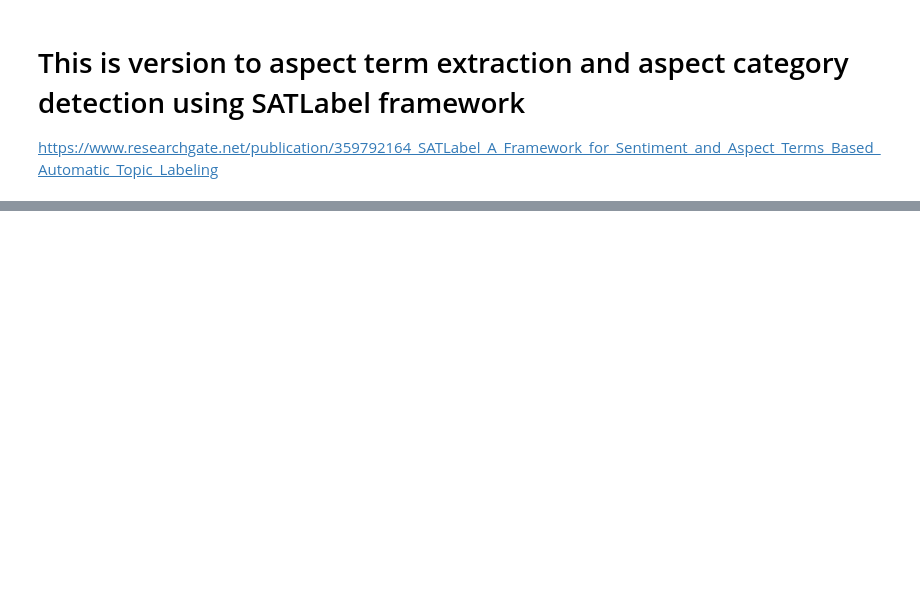
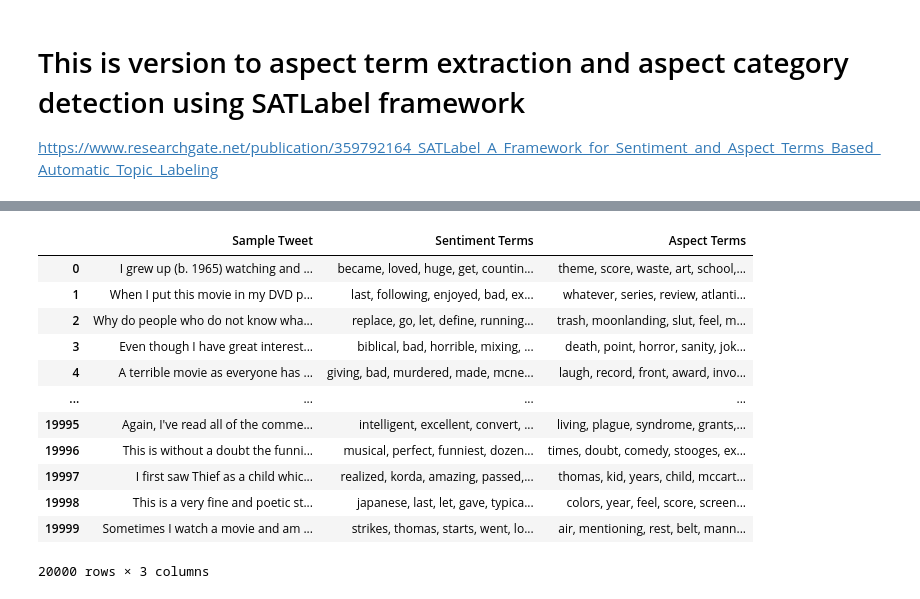
Before and after one commit to muftialroaz/movies-sentiment-analysis, a Jupyter notebook: ATE_ACD.ipynb, the cells around one changed output, grey strips where cells are left out. Cells and saved outputs as stored; diff of their text form; code cells hidden in the pictures; blank space fills up the shorter version.

```diff
--- a/ATE_ACD.ipynb
+++ b/ATE_ACD.ipynb
@@ -18,0 +68,30 @@ df.head()
+# %%
+tweets = df['text'].tolist()
+# %%
+# Extract sentiment and aspect terms for each tweet
+data = []
+for tweet in tweets:
+    sentiment_terms, aspect_terms = aspect_sentiment(tweet)
+    data.append({
+        "Sample Tweet": tweet,
+        "Sentiment Terms": ", ".join(sentiment_terms),
+        "Aspect Terms": ", ".join(aspect_terms)
+    })
+
+# Create a DataFrame to display the results
+df_AS = pd.DataFrame(data)
+df_AS
+# %% [output]
+|  | Sample Tweet | Sentiment Terms | Aspect Terms |
+| 0 | I grew up (b. 1965) watching and ... | became, loved, huge, get, countin... | theme, score, waste, art, school,... |
+| 1 | When I put this movie in my DVD p... | last, following, enjoyed, bad, ex... | whatever, series, review, atlanti... |
+| 2 | Why do people who do not know wha... | replace, go, let, define, running... | trash, moonlanding, slut, feel, m... |
+| 3 | Even though I have great interest... | biblical, bad, horrible, mixing, ... | death, point, horror, sanity, jok... |
+| 4 | A terrible movie as everyone has ... | giving, bad, murdered, made, mcne... | laugh, record, front, award, invo... |
+| ... | ... | ... | ... |
+| 19995 | Again, I've read all of the comme... | intelligent, excellent, convert, ... | living, plague, syndrome, grants,... |
+| 19996 | This is without a doubt the funni... | musical, perfect, funniest, dozen... | times, doubt, comedy, stooges, ex... |
+| 19997 | I first saw Thief as a child whic... | realized, korda, amazing, passed,... | thomas, kid, years, child, mccart... |
+| 19998 | This is a very fine and poetic st... | japanese, last, let, gave, typica... | colors, year, feel, score, screen... |
+| 19999 | Sometimes I watch a movie and am ... | strikes, thomas, starts, went, lo... | air, mentioning, rest, belt, mann... |
+20000 rows × 3 columns
```
Also changed, not shown: parts of 25 cells of this notebook, 1 other file.
